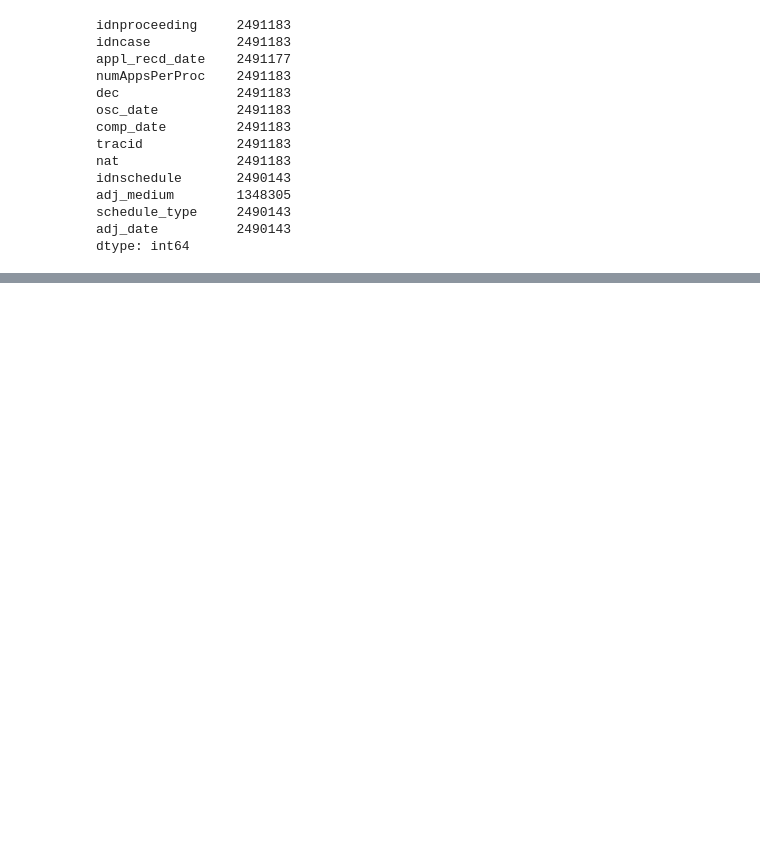
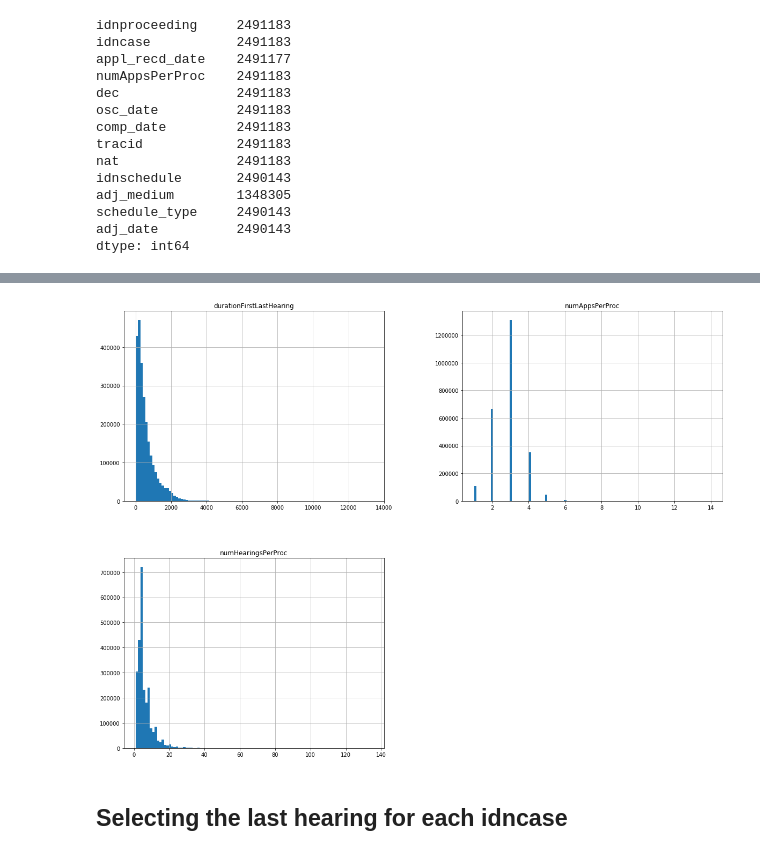
Before and after one commit to aspenyoo/refugees, a Jupyter notebook: Cleaning Schedule.ipynb, the cells around one changed output, grey strips where cells are left out. Drawn from its saved outputs; the diff is of its cells as text; code cells hidden in the pictures; blank space fills up the shorter version.

```diff
--- a/Cleaning Schedule.ipynb
+++ b/Cleaning Schedule.ipynb
@@ -206 +194,8 @@ merged_sched_master.head(30)
+# %%
+merged_sched_master.hist(bins=100, column=['numAppsPerProc', 'numHearingsPerProc', 'durationFirstLastHearing'], figsize=(20, 15))
+plt.show()
+# %% [output]
+[figure, added]
+# %% [markdown]
+## Selecting the last hearing for each idncase
 # %%
```
Also changed, not shown: parts of 44 cells of this notebook, 1 other file.
